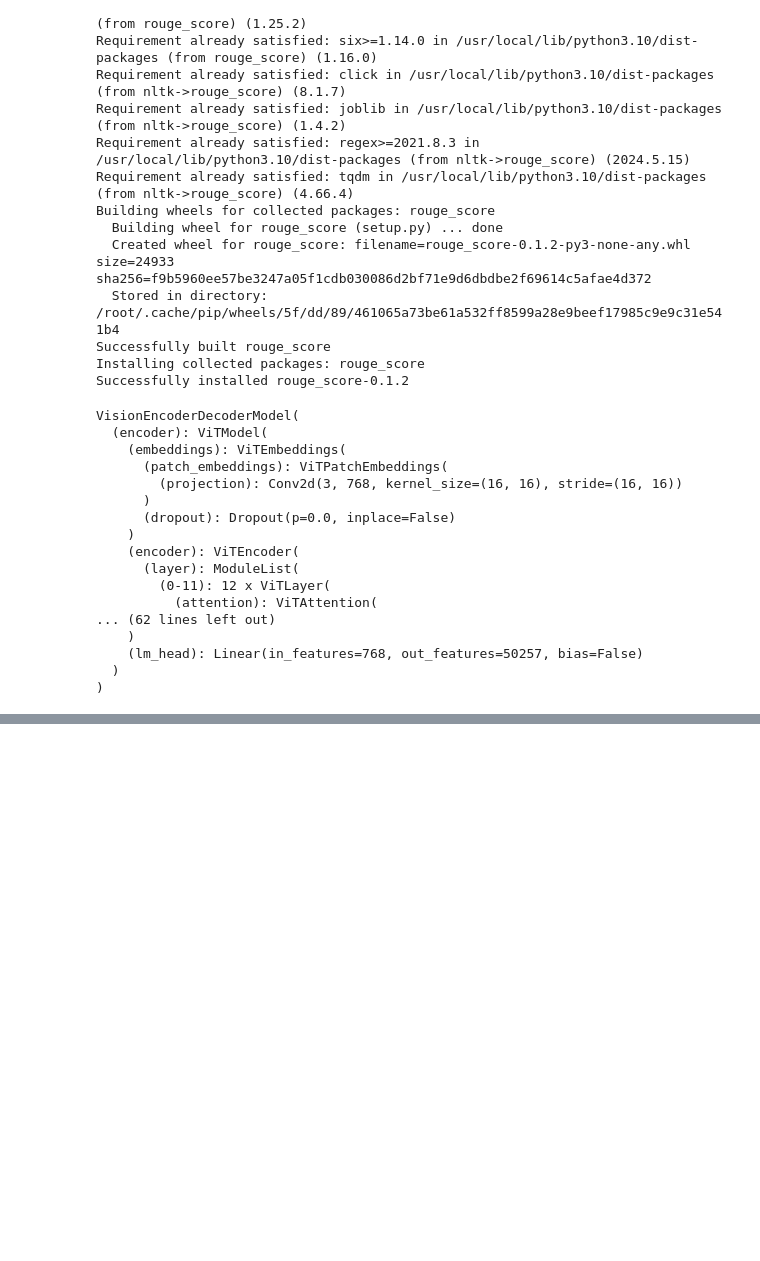
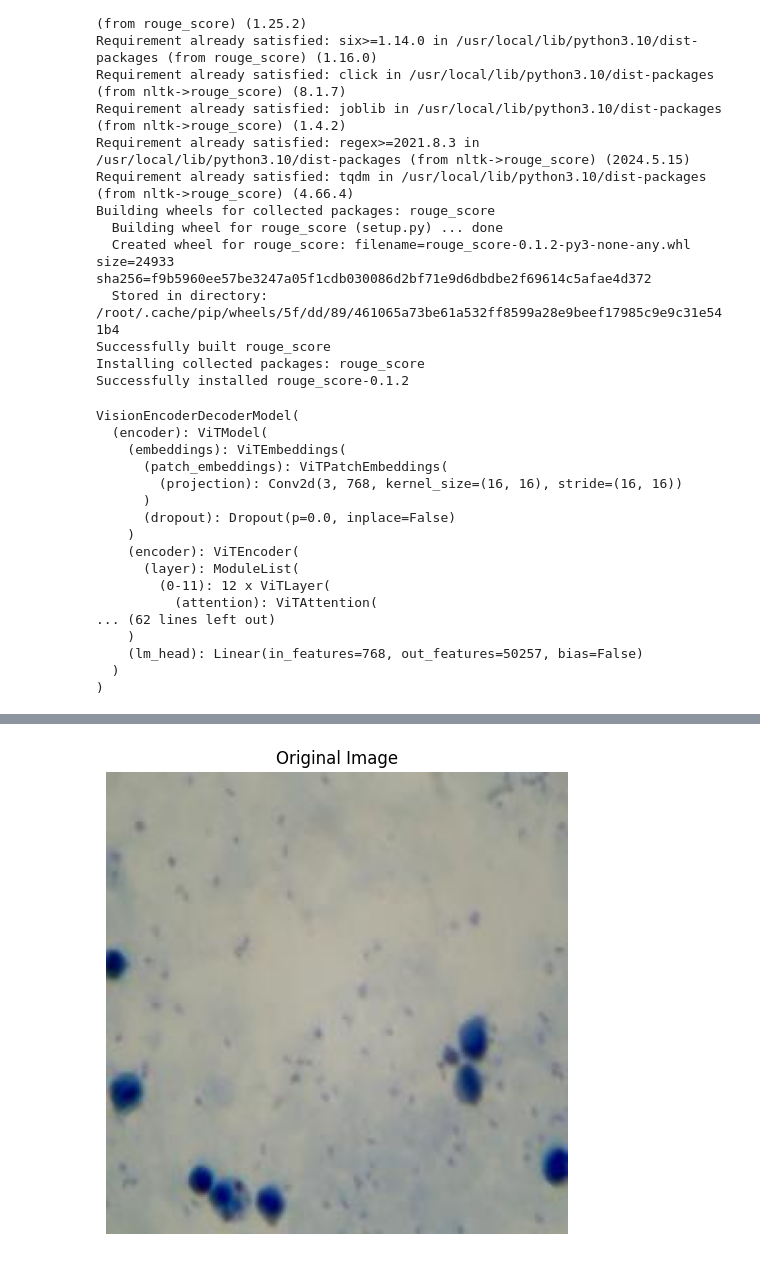
Before and after one commit to BRIAN12682/Automation-Projects, a Jupyter notebook: NLPMalaria3.ipynb, the cells around one changed output, grey strips where cells are left out. Drawn from its saved outputs; the diff is of its cells as text; code cells hidden in the pictures; blank space fills up the shorter version.

```diff
--- a/NLPMalaria3.ipynb
+++ b/NLPMalaria3.ipynb
@@ -495,0 +630,81 @@ Passing `trust_remote_code=True` will be mandatory to load this metric from the
+# %%
+import os
+import numpy as np
+import torch
+import matplotlib.pyplot as plt
+from PIL import Image
+from transformers import VisionEncoderDecoderModel, GPT2Tokenizer, ViTImageProcessor
+
+# Directory where the model, tokenizer, and processor are saved
+output_dir = "/content/drive/MyDrive/vitgpt_model"
+
+# Load the model, tokenizer, and processor
+model = VisionEncoderDecoderModel.from_pretrained(output_dir, output_attentions=True)
+tokenizer = GPT2Tokenizer.from_pretrained(output_dir)
+processor = ViTImageProcessor.from_pretrained(output_dir)
+
+device = torch.device("cuda" if torch.cuda.is_available() else "cpu")
+model.to(device)
+
+# Path to the dataset directory
+dir_path = '/content/drive/MyDrive/DATASETS/MalariaPI/images'
+files = os.listdir(dir_path)
+
+# Limit to the first 5 images
+files = files[:1]
+
+def show_attention_maps(image_path, attention_map, num_heads=4):
+    """
+    Display the original image along with its attention maps.
+
+    Args:
+    - image_path (str): Path to the input image.
+    - attention_map (Tensor): Attention map for the selected layer.
+    - num_heads (int): Number of attention heads to display. Default is 4.
+    """
+    # Load and display the original image
+    original_image = Image.open(image_path)
+    plt.figure(figsize=(6, 6))
+    plt.imshow(original_image)
+    plt.title('Original Image')
+    plt.axis('off')
+    plt.show()
+
+    # Display attention maps for the selected heads
+    attention = attention_map[0, :num_heads].cpu().detach().numpy()
+    fig, axs = plt.subplots(1, num_heads, figsize=(20, 5))
+    fig.suptitle('Attention Heads')
+
+    for j in range(num_heads):
+        axs[j].imshow(attention[j], cmap='viridis')
+        axs[j].set_title(f'Head {j+1}')
+        axs[j].axis('off')
+
+    plt.show()
+
+for file in files:
+    # Full path to the image file
+    img_path = os.path.join(dir_path, file)
+
+    # Load and preprocess the image
+    image = Image.open(img_path).convert("RGB")
+    pixel_values = processor(images=image, return_tensors="pt").pixel_values.to(device)
+
+    # Prepare the decoder input
+    decoder_input_ids = torch.tensor([[model.config.decoder_start_token_id]]).to(device)
+
+    # Get model outputs including attentions
+    outputs = model(pixel_values=pixel_values, decoder_input_ids=decoder_input_ids, output_attentions=True)
+    encoder_attentions = outputs.encoder_attentions
+
+    # Visualize the attention maps from the last ViTLayer's attention layer
+    show_attention_maps(img_path, encoder_attentions[-1])
+
+    # Display the original image
+    plt.figure(figsize=(6, 6))
+    plt.imshow(image)
+    plt.title('Original Image')
+    plt.axis('off')
+    plt.show()
+# %% [output]
+[figure, added]
```
Also changed, not shown: parts of 10 cells of this notebook.
